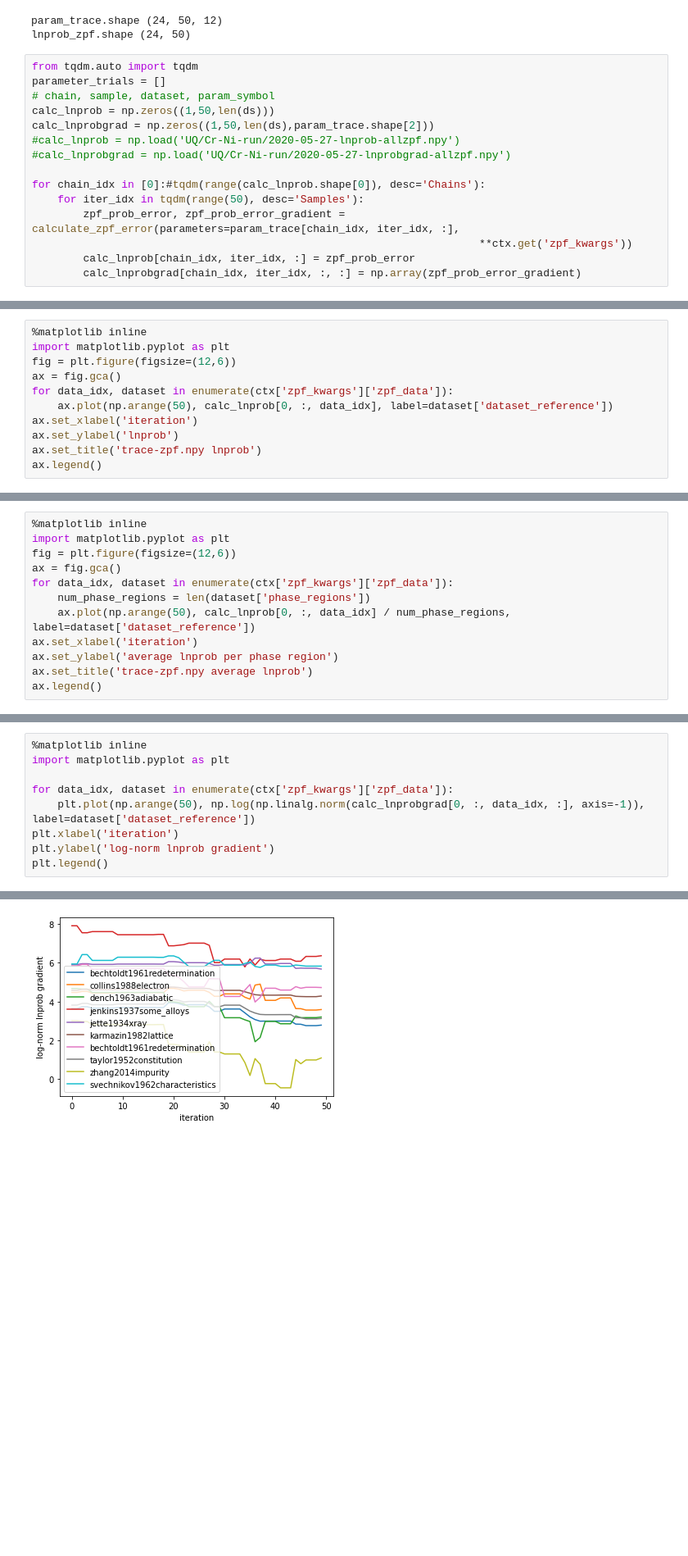
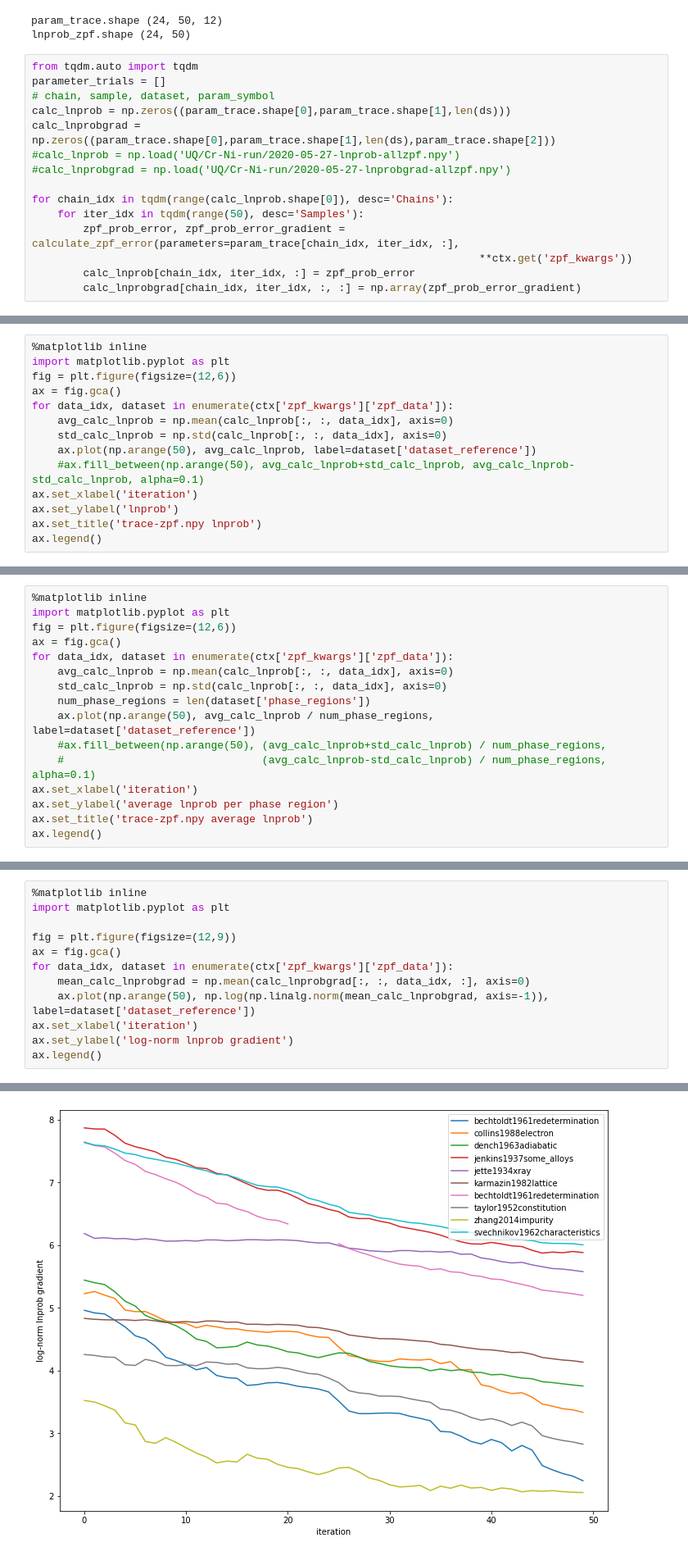
Before and after one commit to richardotis/pycalphad-sandbox, a Jupyter notebook: UQ/Cr-Ni-run/Dataset-Sensitivity.ipynb, the cells around one changed output, grey strips where cells are left out. Shown at 82% size. Saved outputs shown, nothing was run; the diff lists cells and outputs as text; blank space fills up the shorter version.

Commit message:
Dataset-Sensitivity: All chain statistics

```diff
--- a/UQ/Cr-Ni-run/Dataset-Sensitivity.ipynb
+++ b/UQ/Cr-Ni-run/Dataset-Sensitivity.ipynb
@@ -26,12 +26,12 @@ lnprob_zpf.shape (24, 50)
 from tqdm.auto import tqdm
 parameter_trials = []
 # chain, sample, dataset, param_symbol
-calc_lnprob = np.zeros((1,50,len(ds)))
-calc_lnprobgrad = np.zeros((1,50,len(ds),param_trace.shape[2]))
+calc_lnprob = np.zeros((param_trace.shape[0],param_trace.shape[1],len(ds)))
+calc_lnprobgrad = np.zeros((param_trace.shape[0],param_trace.shape[1],len(ds),param_trace.shape[2]))
 #calc_lnprob = np.load('UQ/Cr-Ni-run/2020-05-27-lnprob-allzpf.npy')
 #calc_lnprobgrad = np.load('UQ/Cr-Ni-run/2020-05-27-lnprobgrad-allzpf.npy')
 
-for chain_idx in [0]:#tqdm(range(calc_lnprob.shape[0]), desc='Chains'):
+for chain_idx in tqdm(range(calc_lnprob.shape[0]), desc='Chains'):
     for iter_idx in tqdm(range(50), desc='Samples'):
         zpf_prob_error, zpf_prob_error_gradient = calculate_zpf_error(parameters=param_trace[chain_idx, iter_idx, :],
                                                                       **ctx.get('zpf_kwargs'))
@@ -64,7 +64,10 @@ import matplotlib.pyplot as plt
 fig = plt.figure(figsize=(12,6))
 ax = fig.gca()
 for data_idx, dataset in enumerate(ctx['zpf_kwargs']['zpf_data']):
-    ax.plot(np.arange(50), calc_lnprob[0, :, data_idx], label=dataset['dataset_reference'])
+    avg_calc_lnprob = np.mean(calc_lnprob[:, :, data_idx], axis=0)
+    std_calc_lnprob = np.std(calc_lnprob[:, :, data_idx], axis=0)
+    ax.plot(np.arange(50), avg_calc_lnprob, label=dataset['dataset_reference'])
+    #ax.fill_between(np.arange(50), avg_calc_lnprob+std_calc_lnprob, avg_calc_lnprob-std_calc_lnprob, alpha=0.1)
 ax.set_xlabel('iteration')
 ax.set_ylabel('lnprob')
 ax.set_title('trace-zpf.npy lnprob')
@@ -78,8 +81,12 @@ import matplotlib.pyplot as plt
 fig = plt.figure(figsize=(12,6))
 ax = fig.gca()
 for data_idx, dataset in enumerate(ctx['zpf_kwargs']['zpf_data']):
+    avg_calc_lnprob = np.mean(calc_lnprob[:, :, data_idx], axis=0)
+    std_calc_lnprob = np.std(calc_lnprob[:, :, data_idx], axis=0)
     num_phase_regions = len(dataset['phase_regions'])
-    ax.plot(np.arange(50), calc_lnprob[0, :, data_idx] / num_phase_regions, label=dataset['dataset_reference'])
+    ax.plot(np.arange(50), avg_calc_lnprob / num_phase_regions, label=dataset['dataset_reference'])
+    #ax.fill_between(np.arange(50), (avg_calc_lnprob+std_calc_lnprob) / num_phase_regions,
+    #                               (avg_calc_lnprob-std_calc_lnprob) / num_phase_regions, alpha=0.1)
 ax.set_xlabel('iteration')
 ax.set_ylabel('average lnprob per phase region')
 ax.set_title('trace-zpf.npy average lnprob')
@@ -100,15 +107,18 @@ Text(0, 0.5, 'lnprob')
 # %%
 %matplotlib inline
 import matplotlib.pyplot as plt
 
+fig = plt.figure(figsize=(12,9))
+ax = fig.gca()
 for data_idx, dataset in enumerate(ctx['zpf_kwargs']['zpf_data']):
-    plt.plot(np.arange(50), np.log(np.linalg.norm(calc_lnprobgrad[0, :, data_idx, :], axis=-1)), label=dataset['dataset_reference'])
-plt.xlabel('iteration')
-plt.ylabel('log-norm lnprob gradient')
-plt.legend()
+    mean_calc_lnprobgrad = np.mean(calc_lnprobgrad[:, :, data_idx, :], axis=0)
+    ax.plot(np.arange(50), np.log(np.linalg.norm(mean_calc_lnprobgrad, axis=-1)), label=dataset['dataset_reference'])
+ax.set_xlabel('iteration')
+ax.set_ylabel('log-norm lnprob gradient')
+ax.legend()
 # %% [output]
 <matplotlib.legend.Legend at 0x...>
-[figure, old version]
+[figure, new version]
 # %%
 %matplotlib inline
 import matplotlib.pyplot as plt
```
Also changed, not shown: parts of 9 cells of this notebook.
